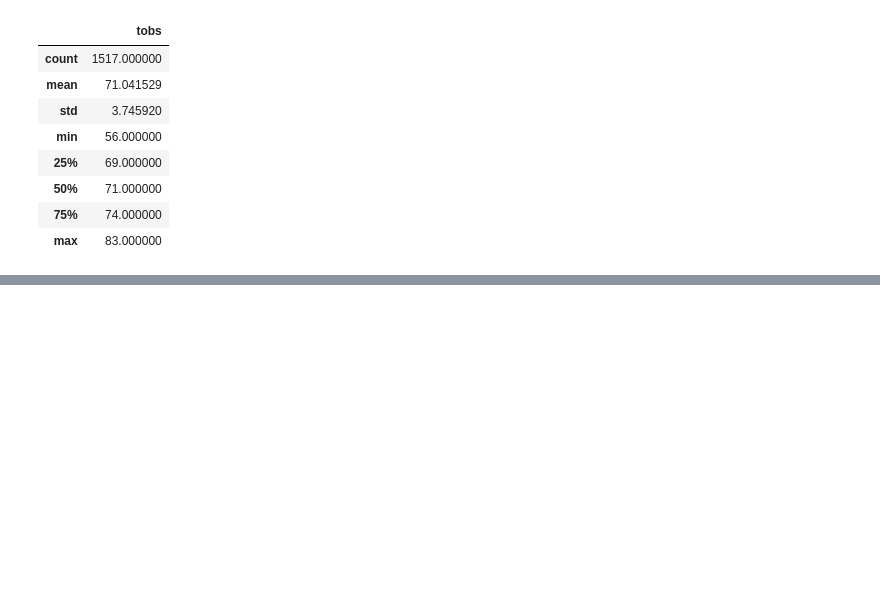
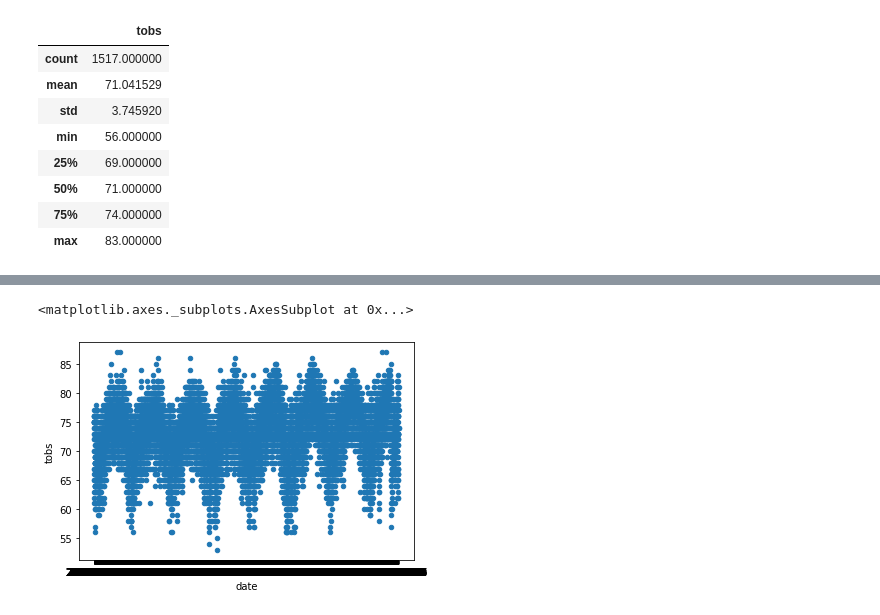
Before and after one commit to TuckerRasbury/surfs_up, a Jupyter notebook: surfsup_challenge.ipynb, the cells around one changed output, grey strips where cells are left out. Cells and saved outputs as stored; diff of their text form; code cells hidden in the pictures; blank space fills up the shorter version.

```diff
--- a/surfsup_challenge.ipynb
+++ b/surfsup_challenge.ipynb
@@ -133,0 +138,5 @@ december_results_df.describe()
+# %%
+# Year-Round Analysis for Comparison to Months in Question
+year_round = session.query(Measurement.date, Measurement.tobs).all()
+year_round_df = pd.DataFrame(year_round, columns=['date','tobs'])
+year_round_df.describe()
@@ -133,0 +153,7 @@ december_results_df.describe()
+# %%
+#Visualizing Year Round Trend
+# model code: DataFrame.plot.scatter(x, y, s=None, c=None, **kwargs)[source]¶
+year_round_df.plot.scatter('date', 'tobs')
+# %% [output]
+<matplotlib.axes._subplots.AxesSubplot at 0x...>
+[figure, added]
```
Also changed, not shown: parts of 3 cells of this notebook.
